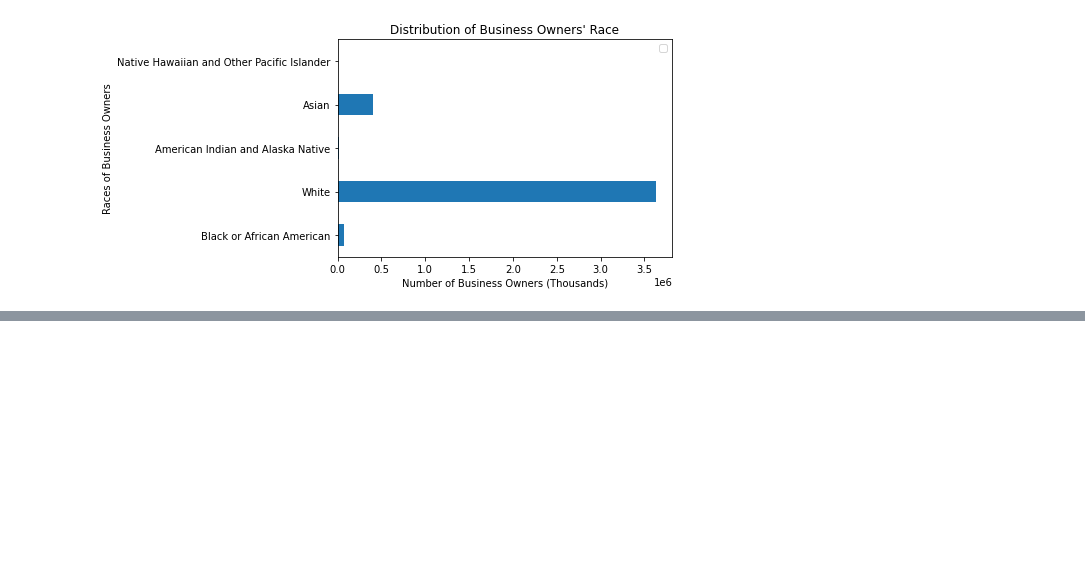
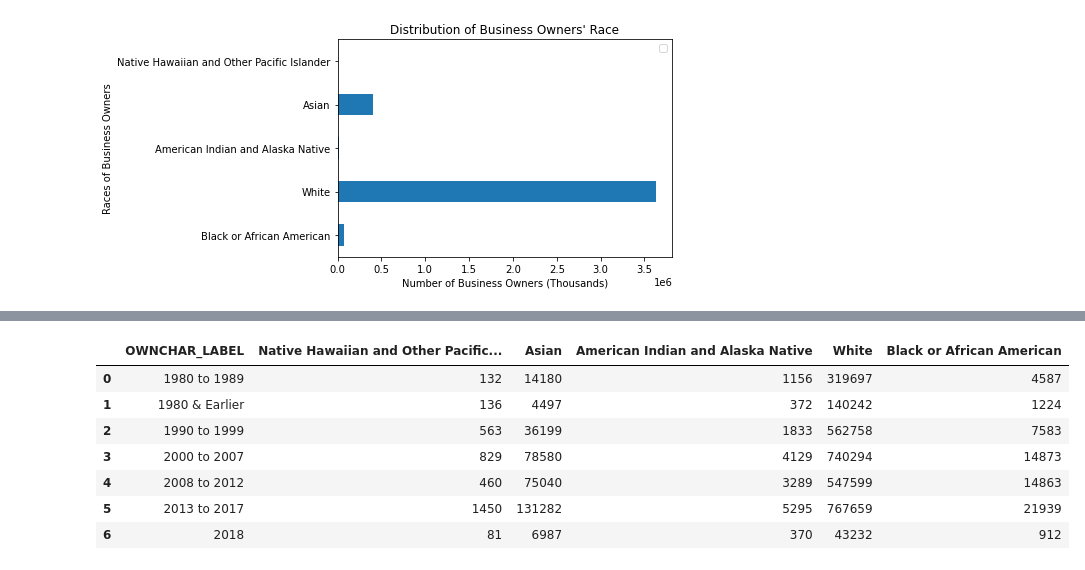
Before and after one commit to ryan5541/ABSAssessment, a Jupyter notebook: census-assessment-elsa.ipynb, the cells around one changed output, grey strips where cells are left out. Saved outputs shown, nothing was run; the diff lists cells and outputs as text; code cells hidden in the pictures; blank space fills up the shorter version.

```diff
--- a/census-assessment-elsa.ipynb
+++ b/census-assessment-elsa.ipynb
@@ -85,0 +123,11 @@ plt.show()
+# %%
+all_owner_races_by_year
+# %% [output]
+|  | OWNCHAR_LABEL | Native Hawaiian and Other Pacific... | Asian | American Indian and Alaska Native | White | Black or African American |
+| 0 | 1980 to 1989 | 132 | 14180 | 1156 | 319697 | 4587 |
+| 1 | 1980 & Earlier | 136 | 4497 | 372 | 140242 | 1224 |
+| 2 | 1990 to 1999 | 563 | 36199 | 1833 | 562758 | 7583 |
+| 3 | 2000 to 2007 | 829 | 78580 | 4129 | 740294 | 14873 |
+| 4 | 2008 to 2012 | 460 | 75040 | 3289 | 547599 | 14863 |
+| 5 | 2013 to 2017 | 1450 | 131282 | 5295 | 767659 | 21939 |
+| 6 | 2018 | 81 | 6987 | 370 | 43232 | 912 |
```
Also changed, not shown: parts of 4 cells of this notebook.
